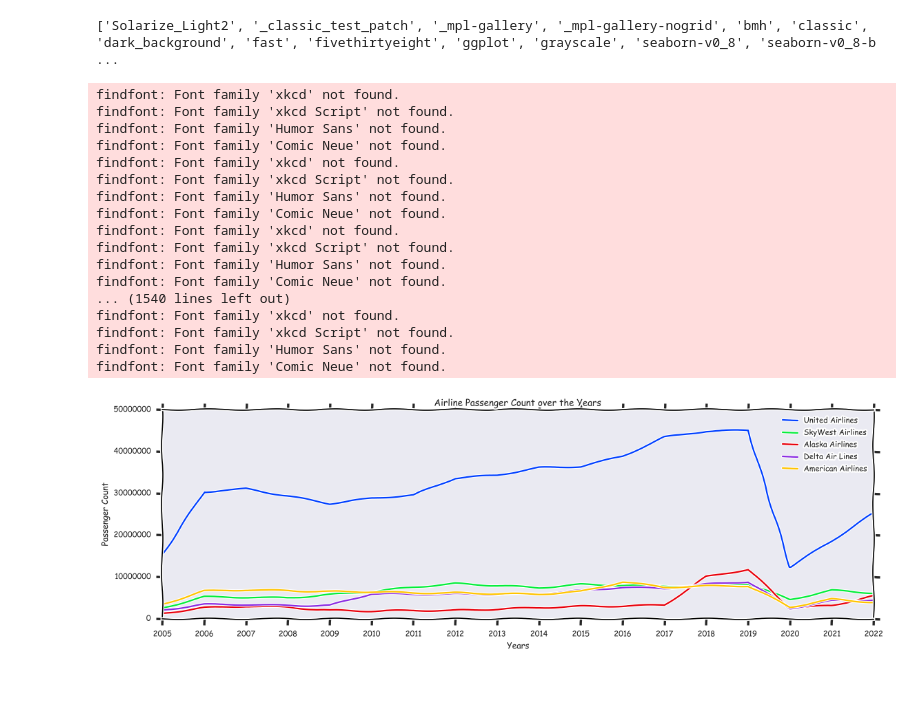
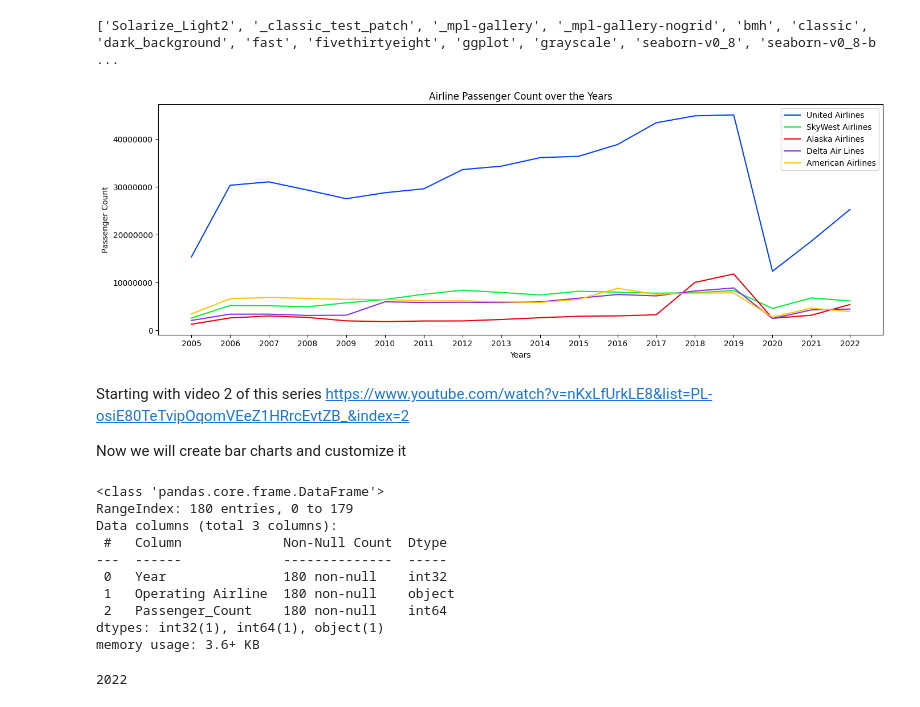
Before and after one commit to atifiu/matplotlib_practice, a Jupyter notebook: Matplotlib_Training1.ipynb, the cells around one changed output. Saved outputs shown, nothing was run; the diff lists cells and outputs as text; code cells hidden in the pictures.

```diff
--- a/Matplotlib_Training1.ipynb
+++ b/Matplotlib_Training1.ipynb
@@ -119,63 +120,59 @@ print(plt.style.available)
 # %%
 # Use inbuilt style and remove the color and other styling elements
 # to save the plot we can use savefig
-
-from matplotlib.ticker import FuncFormatter
-
-def millions(x, pos):
-    'The two args are the value and tick position'
-    return '%1.1fM' % (x * 1e-6)
-
-
-formatter = FuncFormatter(millions)
-
-#ax.yaxis.set_major_formatter(formatter)
 
 plt.figure(figsize=(14,5)) # to Increase the size of plot and make it bigger
 plt.plot(df_summary[df_summary['Operating Airline']=='United Airlines']['Year'], \
             df_summary[df_summary['Operating Airline']=='United Airlines']['Passenger_Count'],\
                 label = "United Airlines")
 plt.plot(df_summary[df_summary['Operating Airline']=='SkyWest Airlines']['Year'], \
             df_summary[df_summary['Operating Airline']=='SkyWest Airlines']['Passenger_Count'], \
                 label = "SkyWest Airlines")
 plt.plot(df_summary[df_summary['Operating Airline']=='Alaska Airlines']['Year'], \
             df_summary[df_summary['Operating Airline']=='Alaska Airlines']['Passenger_Count'], \
                 label = "Alaska Airlines")
 plt.plot(df_summary[df_summary['Operating Airline']=='Delta Air Lines']['Year'], \
             df_summary[df_summary['Operating Airline']=='Delta Air Lines']['Passenger_Count'], \
                 label = "Delta Air Lines")
 plt.plot(df_summary[df_summary['Operating Airline']=='American Airlines']['Year'], \
             df_summary[df_summary['Operating Airline']=='American Airlines']['Passenger_Count'], \
                 label = "American Airlines")
 plt.title("Airline Passenger Count over the Years")
 plt.xlabel("Years")
 plt.ylabel("Passenger Count")
 
 plt.legend()
 plt.tight_layout()
 #plt.grid('True')
 plt.style.use('seaborn-v0_8-bright')
 #plt.xaxis.set_major_formatter(formatter)
 plt.ticklabel_format(axis = 'y', style = 'plain') # to disable scientific notation
-plt.xkcd()
-plt.savefig("San_Francisco_Passenger_count_xkcd.png")
-#_ = plt.show()
+plt.tight_layout()
+# plt.xkcd()
+plt.savefig("San_Francisco_Passenger_count_styling.png")
+
+_ = plt.show()
 # %% [output]
-findfont: Font family 'xkcd' not found.
-findfont: Font family 'xkcd Script' not found.
-findfont: Font family 'Humor Sans' not found.
-findfont: Font family 'Comic Neue' not found.
-findfont: Font family 'xkcd' not found.
-findfont: Font family 'xkcd Script' not found.
-findfont: Font family 'Humor Sans' not found.
-findfont: Font family 'Comic Neue' not found.
-findfont: Font family 'xkcd' not found.
-findfont: Font family 'xkcd Script' not found.
-findfont: Font family 'Humor Sans' not found.
-findfont: Font family 'Comic Neue' not found.
-... (1540 lines left out)
-findfont: Font family 'xkcd' not found.
-findfont: Font family 'xkcd Script' not found.
-findfont: Font family 'Humor Sans' not found.
-findfont: Font family 'Comic Neue' not found.
-[figure, old version]
+[figure, new version]
+# %% [markdown]
+Starting with video 2 of this series https://www.youtube.com/watch?v=nKxLfUrkLE8&list=PL-osiE80TeTvipOqomVEeZ1HRrcEvtZB_&index=2
+
+Now we will create bar charts and customize it
+# %%
+df_summary['Year'] = df_summary['Year'].astype('int32')
+df_summary.info()
+# %% [output]
+<class 'pandas.core.frame.DataFrame'>
+RangeIndex: 180 entries, 0 to 179
+Data columns (total 3 columns):
+ #   Column             Non-Null Count  Dtype
+---  ------             --------------  -----
+ 0   Year               180 non-null    int32
+ 1   Operating Airline  180 non-null    object
+ 2   Passenger_Count    180 non-null    int64
+dtypes: int32(1), int64(1), object(1)
+memory usage: 3.6+ KB
+# %%
+df_summary[df_summary['Operating Airline']=='United Airlines']['Passenger_Count']
+# %% [output]
+2022
```
Also changed, not shown: parts of 3 cells of this notebook, 3 other files.
